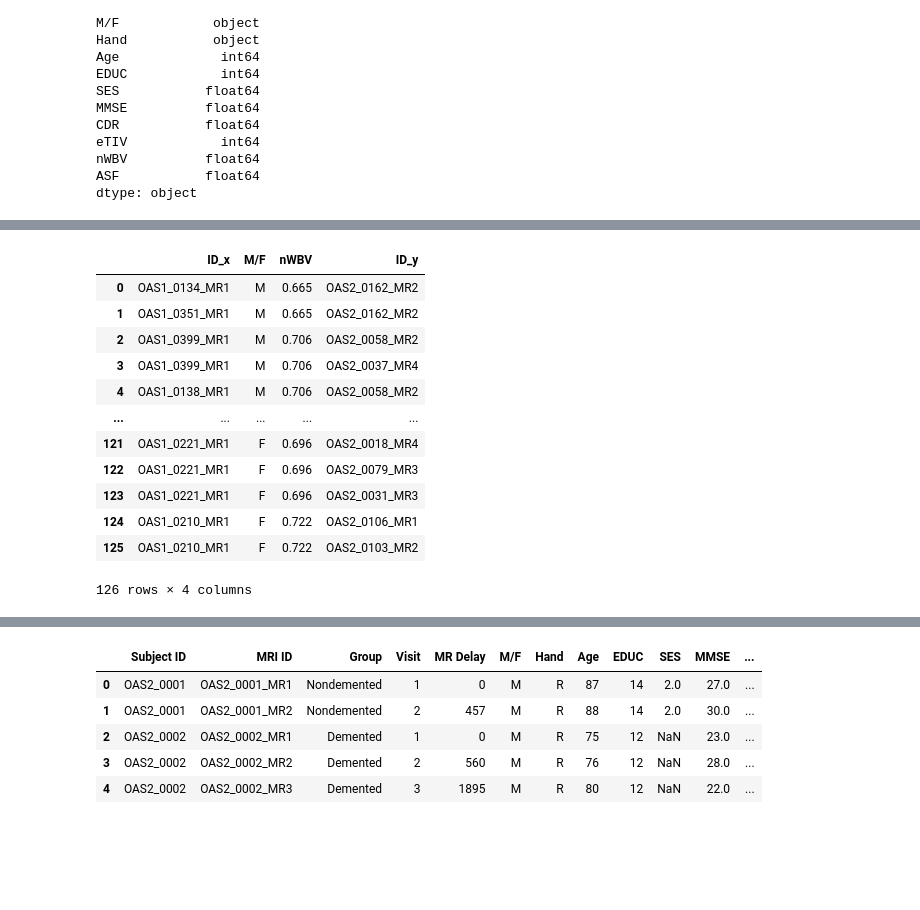
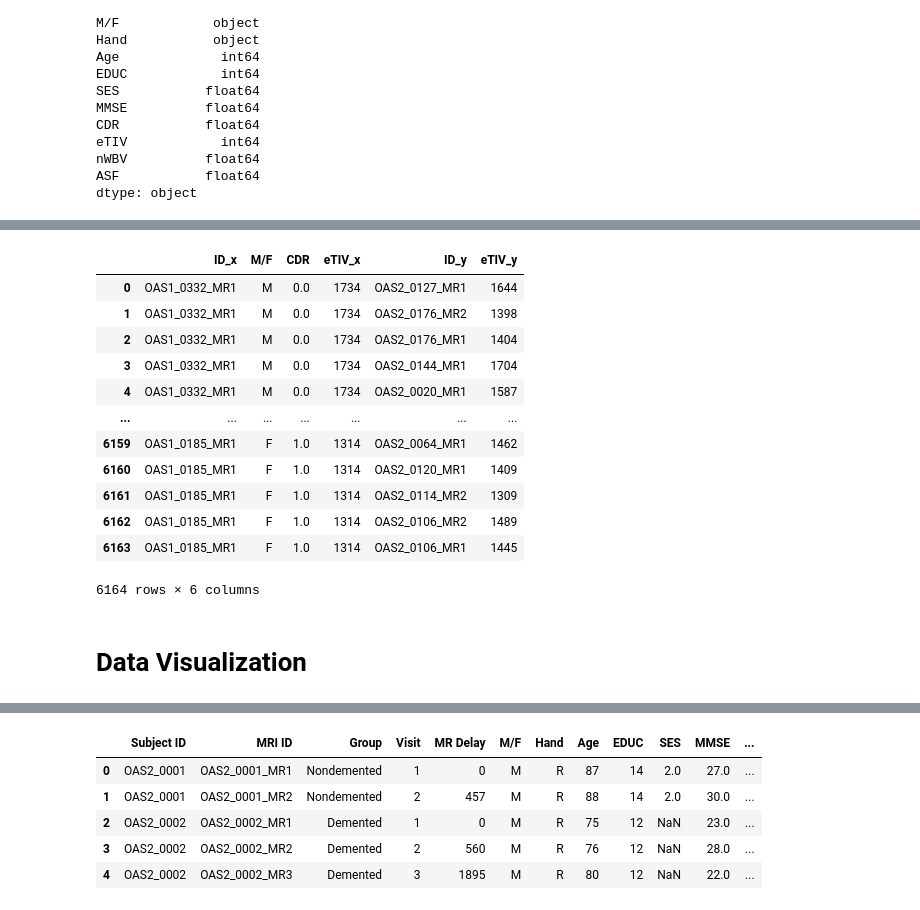
Before and after one commit to enriqfatima/COGS138_GROUP_13, a Jupyter notebook: COGS138_Final.ipynb, the cells around one changed output, grey strips where cells are left out. Cells and saved outputs as stored; diff of their text form; code cells hidden in the pictures; blank space fills up the shorter version.

```diff
--- a/COGS138_Final.ipynb
+++ b/COGS138_Final.ipynb
@@ -117,10 +176,10 @@ oasis_cross_sectional.describe()
 | 75% | 74.000000 | 4.000000 | 3.000000 | 30.00000 | 0.500000 | 1579.250000 | 0.842000 | 1.284250 | 30.75000 |
 | max | 96.000000 | 5.000000 | 5.000000 | 30.00000 | 2.000000 | 1992.000000 | 0.893000 | 1.563000 | 89.00000 |
 # %%
-# Since we only care about sex and brain volume, we will drop all other columns
+# Since we only care about sex, brain volume and CDR, we will drop all other columns
 # We will also arrange our dataset on the 'M/F' column for easier merging
 
-oasis_cross_sectional=oasis_cross_sectional.drop(columns=['Age','Hand', 'Educ', 'SES', 'MMSE', 'CDR', 'ASF', 'Delay', 'eTIV'])
+oasis_cross_sectional=oasis_cross_sectional.drop(columns=['Age','Hand', 'Educ', 'SES', 'MMSE', 'ASF', 'Delay', 'nWBV'])
 oasis_cross_sectional=oasis_cross_sectional.sort_values('M/F', ascending=False)
 oasis_cross_sectional.head()
 # %% [output]
@@ -132,0 +192,4 @@ oasis_cross_sectional.head()
+# %%
+# Removing observations without a CDR measurement
+oasis_cross_sectional = oasis_cross_sectional.dropna(subset=['CDR'])
+oasis_cross_sectional
@@ -204,6 +296,6 @@ oasis_longitudinal_demographics.describe()
 # We will also arrange our dataset on the 'M/F' column for easier merging
 
 oasis_longitudinal_demographics=oasis_longitudinal_demographics[oasis_longitudinal_demographics['Group'] != 'Nondemented']
-oasis_longitudinal_demographics=oasis_longitudinal_demographics.drop(columns=['Subject ID', 'Group','Age', 'Visit', 'MR Delay', 'Hand', 'EDUC', 'SES', 'MMSE', 'CDR', 'ASF', 'eTIV'])
-oasis_longitudinal_demographics=oasis_longitudinal_demographics.sort_values('M/F', ascending=False)
-oasis_longitudinal_demographics.head()
+oasis_longitudinal_demographics=oasis_longitudinal_demographics.drop(columns=['Subject ID', 'Age', 'Group', 'Visit', 'MR Delay', 'Hand', 'EDUC', 'SES', 'MMSE', 'ASF', 'nWBV'])
+#oasis_longitudinal_demographics=oasis_longitudinal_demographics.sort_values('M/F', ascending=False)
+#oasis_longitudinal_demographics.head()
@@ -238,19 +337,21 @@ In the cell below, to make the dataset easier to work with, we will merge the da
 # %%
 # Merging the two datasets on sex and brain volume
 
-brain_volume = pd.merge(oasis_cross_sectional, oasis_longitudinal_demographics, on=['M/F', 'nWBV'])
+brain_volume = pd.merge(oasis_cross_sectional, oasis_longitudinal_demographics, on=['CDR', 'M/F'])
 brain_volume
 # %% [output]
-|  | ID_x | M/F | nWBV | ID_y |
-| 0 | OAS1_0134_MR1 | M | 0.665 | OAS2_0162_MR2 |
-| 1 | OAS1_0351_MR1 | M | 0.665 | OAS2_0162_MR2 |
-| 2 | OAS1_0399_MR1 | M | 0.706 | OAS2_0058_MR2 |
-| 3 | OAS1_0399_MR1 | M | 0.706 | OAS2_0037_MR4 |
-| 4 | OAS1_0138_MR1 | M | 0.706 | OAS2_0058_MR2 |
-| ... | ... | ... | ... | ... |
-| 121 | OAS1_0221_MR1 | F | 0.696 | OAS2_0018_MR4 |
-| 122 | OAS1_0221_MR1 | F | 0.696 | OAS2_0079_MR3 |
-| 123 | OAS1_0221_MR1 | F | 0.696 | OAS2_0031_MR3 |
-| 124 | OAS1_0210_MR1 | F | 0.722 | OAS2_0106_MR1 |
-| 125 | OAS1_0210_MR1 | F | 0.722 | OAS2_0103_MR2 |
+|  | ID_x | M/F | CDR | eTIV_x | ID_y | eTIV_y |
+| 0 | OAS1_0332_MR1 | M | 0.0 | 1734 | OAS2_0127_MR1 | 1644 |
+| 1 | OAS1_0332_MR1 | M | 0.0 | 1734 | OAS2_0176_MR2 | 1398 |
+| 2 | OAS1_0332_MR1 | M | 0.0 | 1734 | OAS2_0176_MR1 | 1404 |
+| 3 | OAS1_0332_MR1 | M | 0.0 | 1734 | OAS2_0144_MR1 | 1704 |
+| 4 | OAS1_0332_MR1 | M | 0.0 | 1734 | OAS2_0020_MR1 | 1587 |
+| ... | ... | ... | ... | ... | ... | ... |
+| 6159 | OAS1_0185_MR1 | F | 1.0 | 1314 | OAS2_0064_MR1 | 1462 |
+| 6160 | OAS1_0185_MR1 | F | 1.0 | 1314 | OAS2_0120_MR1 | 1409 |
+| 6161 | OAS1_0185_MR1 | F | 1.0 | 1314 | OAS2_0114_MR2 | 1309 |
+| 6162 | OAS1_0185_MR1 | F | 1.0 | 1314 | OAS2_0106_MR2 | 1489 |
+| 6163 | OAS1_0185_MR1 | F | 1.0 | 1314 | OAS2_0106_MR1 | 1445 |
-126 rows × 4 columns
+6164 rows × 6 columns
+# %% [markdown]
+# Data Visualization
```
Also changed, not shown: parts of 66 cells of this notebook, 1 other file.
